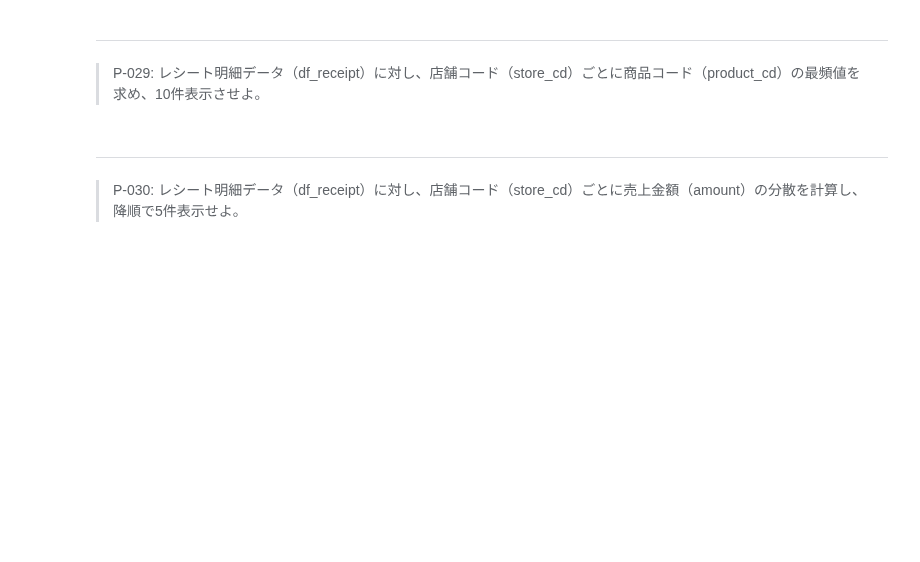
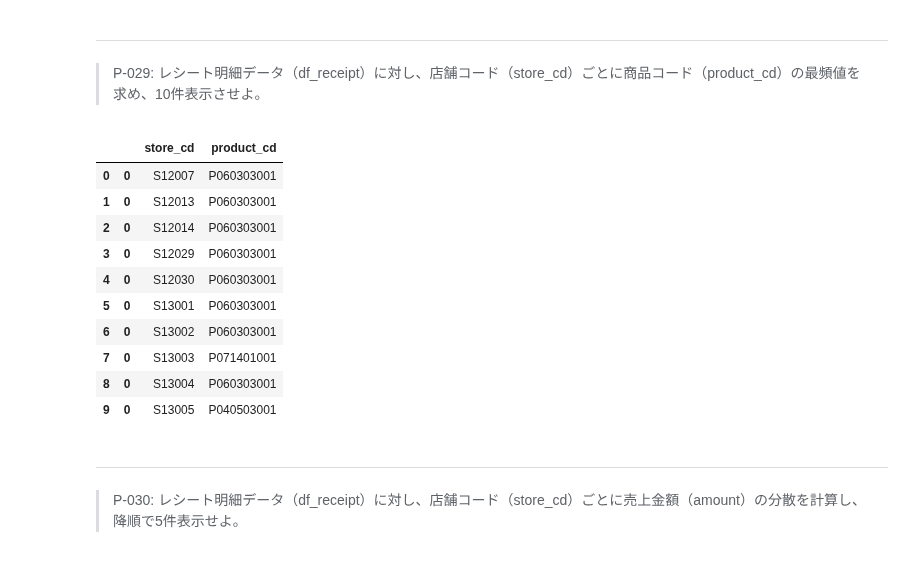
Before and after one commit to takunton/ds, a Jupyter notebook: work/ds_100/preprocess_knock_Python_Colab_ipynb.ipynb, the cells around one changed output. Drawn from its saved outputs; the diff is of its cells as text; code cells hidden in the pictures; blank space fills up the shorter version.

```diff
--- a/work/ds_100/preprocess_knock_Python_Colab_ipynb.ipynb
+++ b/work/ds_100/preprocess_knock_Python_Colab_ipynb.ipynb
@@ -493,6 +562,20 @@ df_receipt.groupby('store_cd').sum('amount')
 # %% [markdown]
 ---
 > P-029: レシート明細データ（df_receipt）に対し、店舗コード（store_cd）ごとに商品コード（product_cd）の最頻値を求め、10件表示させよ。
+# %%
+df_receipt[['store_cd', 'product_cd']].groupby('store_cd', as_index=False).apply(lambda x:x.mode()).head(10)
+# %% [output]
+|  |  | store_cd | product_cd |
+| 0 | 0 | S12007 | P060303001 |
+| 1 | 0 | S12013 | P060303001 |
+| 2 | 0 | S12014 | P060303001 |
+| 3 | 0 | S12029 | P060303001 |
+| 4 | 0 | S12030 | P060303001 |
+| 5 | 0 | S13001 | P060303001 |
+| 6 | 0 | S13002 | P060303001 |
+| 7 | 0 | S13003 | P071401001 |
+| 8 | 0 | S13004 | P060303001 |
+| 9 | 0 | S13005 | P040503001 |
 # %% [markdown]
 ---
 > P-030: レシート明細データ（df_receipt）に対し、店舗コード（store_cd）ごとに売上金額（amount）の分散を計算し、降順で5件表示せよ。
```
Also changed, not shown: parts of 8 cells of this notebook.
